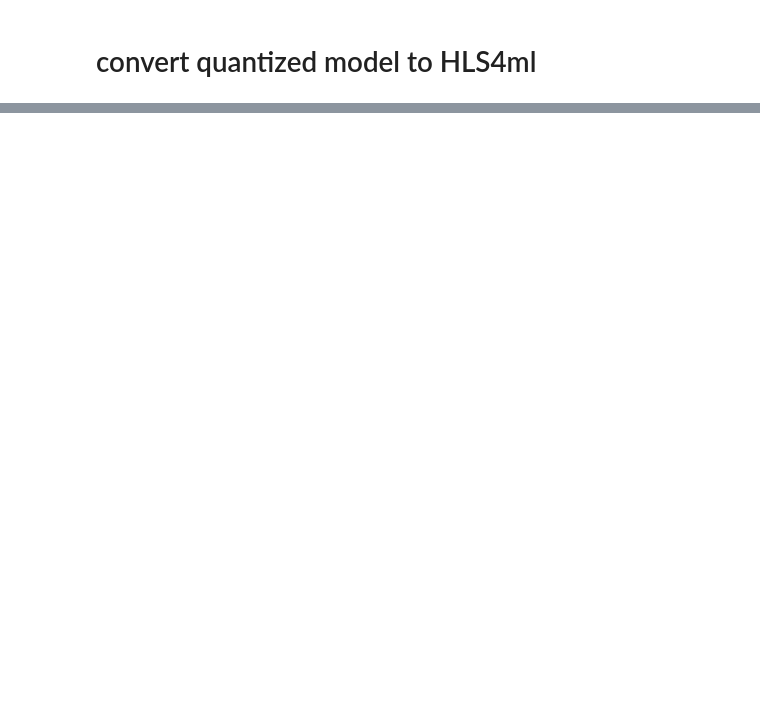
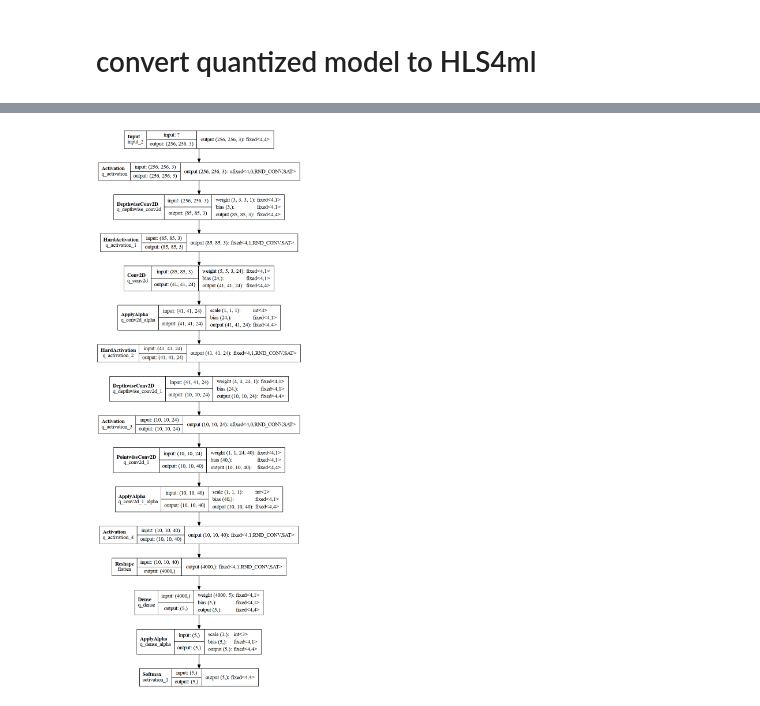
Before and after one commit to georgenardes/dnn_processor, a Jupyter notebook: hls4ml/part2_quantization.ipynb, the cells around one changed output, grey strips where cells are left out. Saved outputs shown, nothing was run; the diff lists cells and outputs as text; code cells hidden in the pictures; blank space fills up the shorter version.

```diff
--- a/hls4ml/part2_quantization.ipynb
+++ b/hls4ml/part2_quantization.ipynb
@@ -116,13 +121,13 @@ def create_qkeras_model_from_keras_model(keras_model):
 
         elif isinstance(l, Activation):
             activation_name = l.get_config()["activation"]
-
+            print(activation_name)
             if activation_name == "tanh":
                 x = QActivation(quantized_tanh(4, True))(x)
             elif activation_name == "relu":
-                x = QActivation(quantized_relu(4, 0, use_stochastic_rounding=True))(x)
+                x = QActivation(quantized_relu(4, 0))(x)
             elif activation_name == "linear":
-                x = QActivation(quantized_bits(4, 0, 1, keep_negative=True))(x)
+                x = QActivation(quantized_bits(4, 0, 1))(x)
             else:
                 print(f"{l.name} was not quantized")
 
@@ -148,7 +153,7 @@ def create_qkeras_model_from_keras_model(keras_model):
     return qkeras_model
 
 
-model.summary()
+
 qkeras_model = create_qkeras_model_from_keras_model(model)
 qkeras_model.compile(
     keras.optimizers.Adam(0.0005),
@@ -236,2 +252,24 @@ qkeras_model.evaluate(val_ds)
 # %% [markdown]
 # convert quantized model to HLS4ml
+# %%
+import hls4ml
+
+config = hls4ml.utils.config_from_keras_model(
+    qkeras_model,
+    granularity="name",
+    default_precision="fixed<4,4>",
+    default_reuse_factor=2048,
+)
+
+config["Model"]["Strategy"] = "Resource"
+
+for layer in config["LayerName"].keys():
+    config["LayerName"][layer]["Strategy"] = "Resource"
+
+config["LayerName"]["q_depthwise_conv2d_1"]["Strategy"] = "Latency"
+
+config["LayerName"]["q_dense"]["ReuseFactor"] = 4000
+config["LayerName"]["q_dense"]["Strategy"] = "Resource"
+
+
+plotting.print_dict(config)
@@ -237,0 +294,9 @@ qkeras_model.evaluate(val_ds)
+# %%
+
+hls_model = hls4ml.converters.convert_from_keras_model(
+    qkeras_model,
+    hls_config=config,
+    output_dir=f"model_q{model_trial_id}/hls4ml_prj",
+    part="xc7z020-clg400-1",
+    io_type="io_stream",
+)
@@ -237,0 +321,4 @@ qkeras_model.evaluate(val_ds)
+# %%
+hls4ml.utils.plot_model(hls_model, show_shapes=True, show_precision=True, to_file=None)
+# %% [output]
+[figure, added]
```
Also changed, not shown: parts of 12 cells of this notebook, 2 other files.
